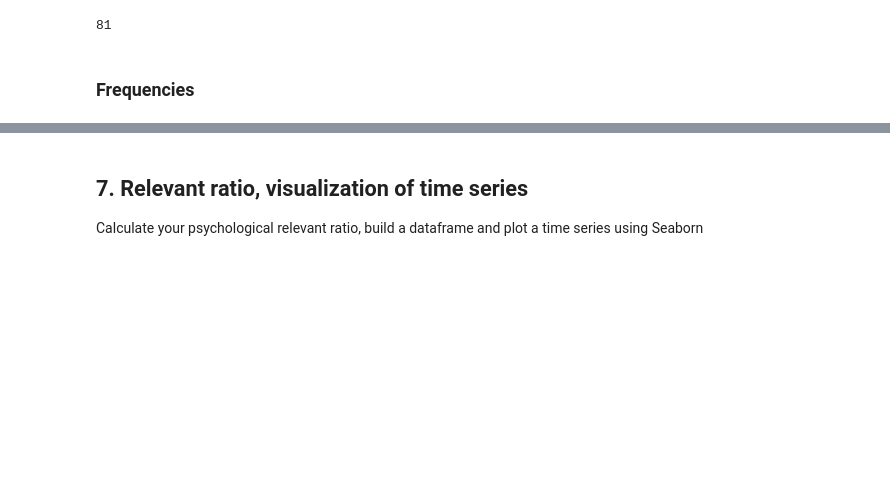
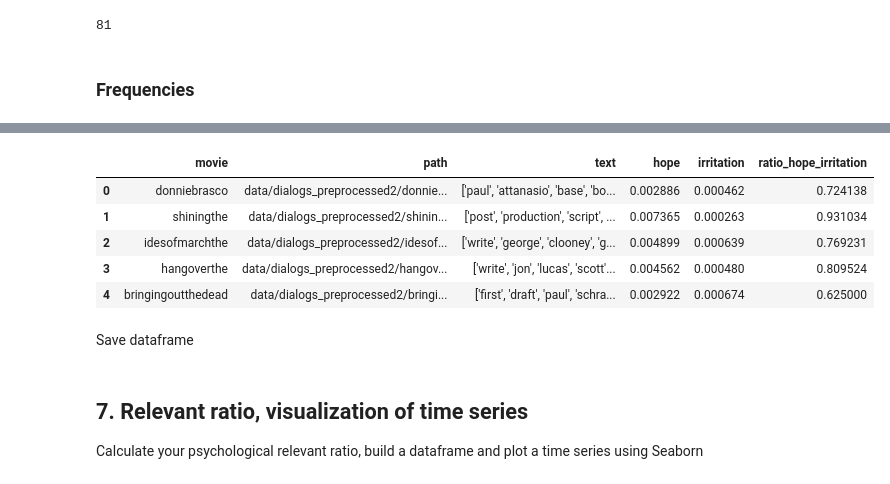
Before and after one commit to dominikpegler/computational-social-sciences, a Jupyter notebook: assignments/Assignment 3 - Diachronic analysis of movie dialogues.ipynb, the cells around one changed output, grey strips where cells are left out. Cells and saved outputs as stored; diff of their text form; code cells hidden in the pictures; blank space fills up the shorter version.

```diff
--- a/assignments/Assignment 3 - Diachronic analysis of movie dialogues.ipynb
+++ b/assignments/Assignment 3 - Diachronic analysis of movie dialogues.ipynb
@@ -658,0 +648,15 @@ SyntaxError: unexpected EOF while parsing (<unknown>, line 1)
+# %%
+df = pd.DataFrame(glob(data_path + "/*.txt"), columns=["movie"])
+df["path"] = df["movie"]
+df["movie"] = (
+    df["movie"]
+    .str.replace("^" + data_path, "", regex=True)
+    .str.replace("_dialog.txt$", "", regex=True)
+)
+
+
+df["text"] = df["path"].apply(lambda path: open(path, encoding="utf-8").read())
+df["text"] = df["text"].apply(lambda raw_txt: preprocessing(raw_txt))
+df["text"] = df["text"].apply(lambda txt: str(txt.split(" ")))
+
+df.head()
@@ -658,0 +670,39 @@ SyntaxError: unexpected EOF while parsing (<unknown>, line 1)
+# %%
+apply_counter1 = 0
+
+df["frequencies"] = df["text"].apply(
+    compute_frequencies, list_of_categories=list_of_categories
+)
+
+# Here we distribute the list of frequencies of different categories to different columns
+
+# first we create a list for each category ...
+hope2 = []
+irritation2 = []
+list_of_categories2 = [hope2, irritation2]
+
+
+for index, row in df.iterrows():
+    list_of_frequencies = row["frequencies"]
+
+    for category, frequency in zip(list_of_categories2, list_of_frequencies):
+        category += [frequency]
+
+# ... and then we write each list to a column
+list_of_category_names = ["hope", "irritation"]
+
+for catName, catFreqs in zip(list_of_category_names, list_of_categories2):
+    df[catName] = catFreqs
+
+del df["frequencies"]
+
+df.head()
+# %% [output]
+|  | movie | path | text | hope | irritation | ratio_hope_irritation |
+| 0 | donniebrasco | data/dialogs_preprocessed2/donnie... | ['paul', 'attanasio', 'base', 'bo... | 0.002886 | 0.000462 | 0.724138 |
+| 1 | shiningthe | data/dialogs_preprocessed2/shinin... | ['post', 'production', 'script', ... | 0.007365 | 0.000263 | 0.931034 |
+| 2 | idesofmarchthe | data/dialogs_preprocessed2/idesof... | ['write', 'george', 'clooney', 'g... | 0.004899 | 0.000639 | 0.769231 |
+| 3 | hangoverthe | data/dialogs_preprocessed2/hangov... | ['write', 'jon', 'lucas', 'scott'... | 0.004562 | 0.000480 | 0.809524 |
+| 4 | bringingoutthedead | data/dialogs_preprocessed2/bringi... | ['first', 'draft', 'paul', 'schra... | 0.002922 | 0.000674 | 0.625000 |
+# %% [markdown]
+Save dataframe
```
Also changed, not shown: parts of 11 cells of this notebook.
